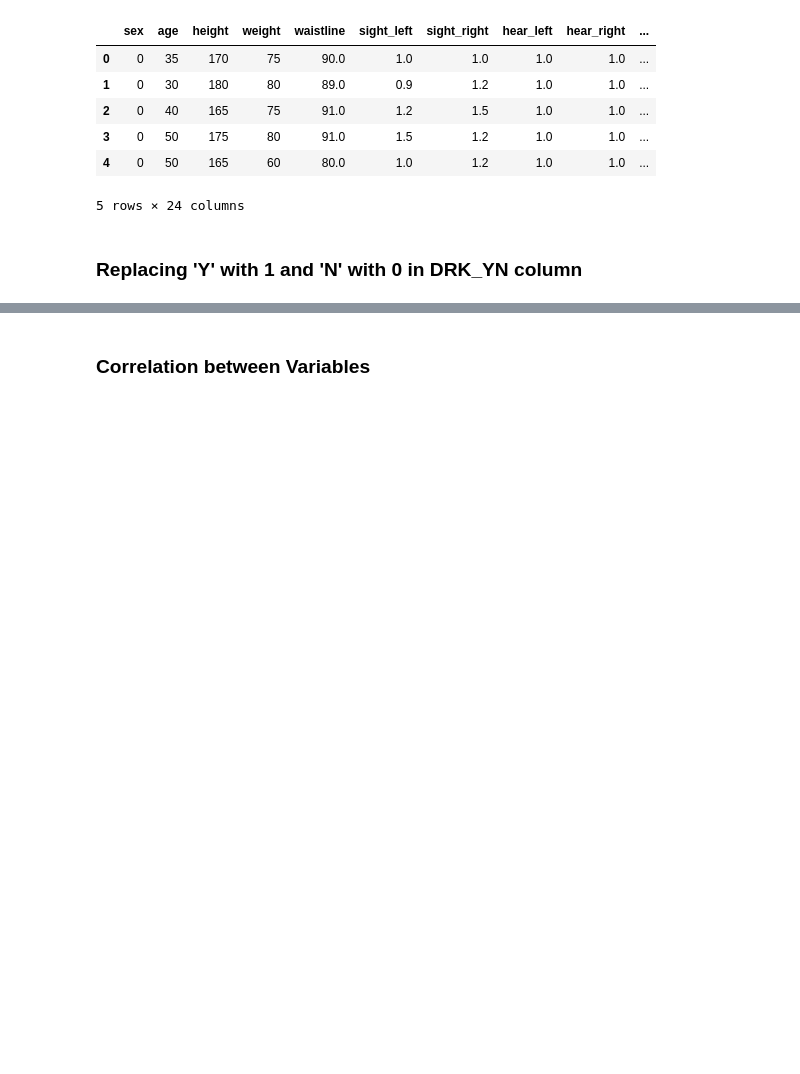
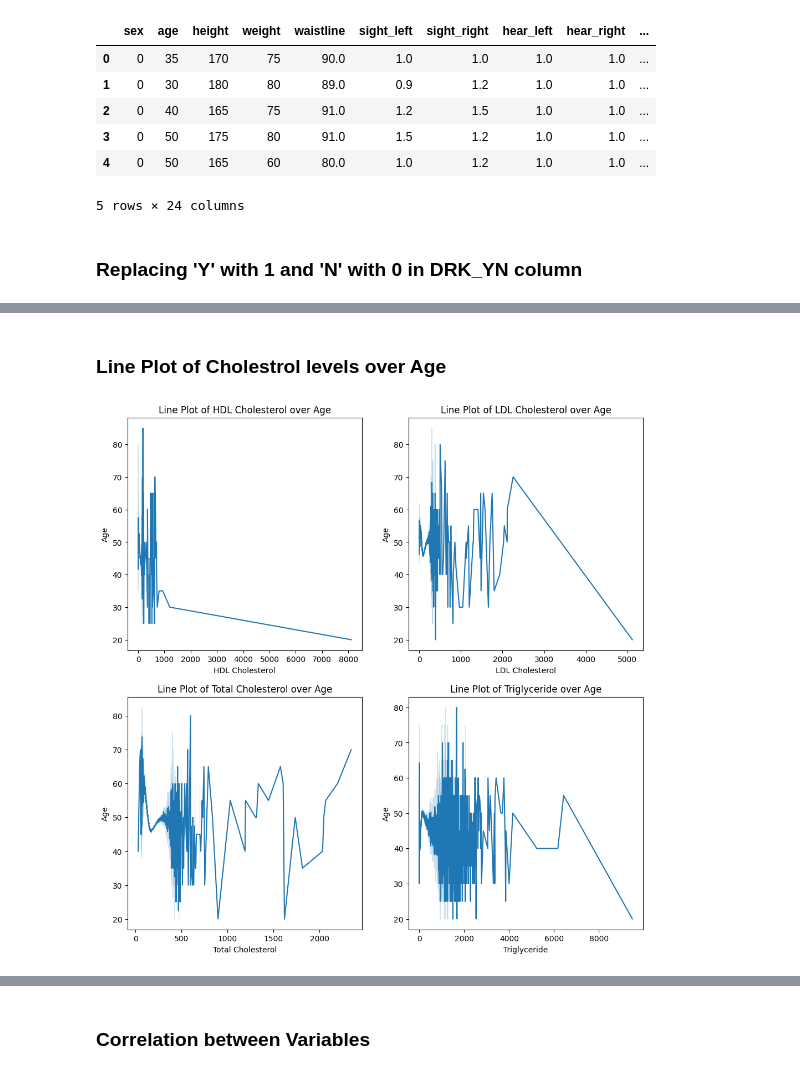
Before and after one commit to vikaschauhan734/smoking_drinking_classification, a Jupyter notebook: notebook.ipynb, the cells around one changed output, grey strips where cells are left out. Saved outputs shown, nothing was run; the diff lists cells and outputs as text; code cells hidden in the pictures; blank space fills up the shorter version.

```diff
--- a/notebook.ipynb
+++ b/notebook.ipynb
@@ -109,0 +172,27 @@ warnings.filterwarnings("ignore")
+# %% [markdown]
+### Line Plot of Cholestrol levels over Age
+# %%
+fig, ax = plt.subplots(2,2,figsize=(12,12))
+
+sns.lineplot(data=df, x='HDL_chole', y='age',ax=ax[0,0])
+ax[0,0].set_title("Line Plot of HDL Cholesterol over Age")
+ax[0,0].set_xlabel("HDL Cholesterol")
+ax[0,0].set_ylabel("Age")
+
+sns.lineplot(data=df, x='LDL_chole', y='age',ax=ax[0,1])
+ax[0,1].set_title("Line Plot of LDL Cholesterol over Age")
+ax[0,1].set_xlabel("LDL Cholesterol")
+ax[0,1].set_ylabel("Age")
+
+sns.lineplot(data=df, x='tot_chole', y='age',ax=ax[1,0])
+ax[1,0].set_title("Line Plot of Total Cholesterol over Age")
+ax[1,0].set_xlabel("Total Cholesterol")
+ax[1,0].set_ylabel("Age")
+
+sns.lineplot(data=df, x='triglyceride', y='age',ax=ax[1,1])
+ax[1,1].set_title("Line Plot of Triglyceride over Age")
+ax[1,1].set_xlabel("Triglyceride")
+ax[1,1].set_ylabel("Age")
+plt.show()
+# %% [output]
+[figure, added]
```
Also changed, not shown: parts of 41 cells of this notebook, 6 other files.
